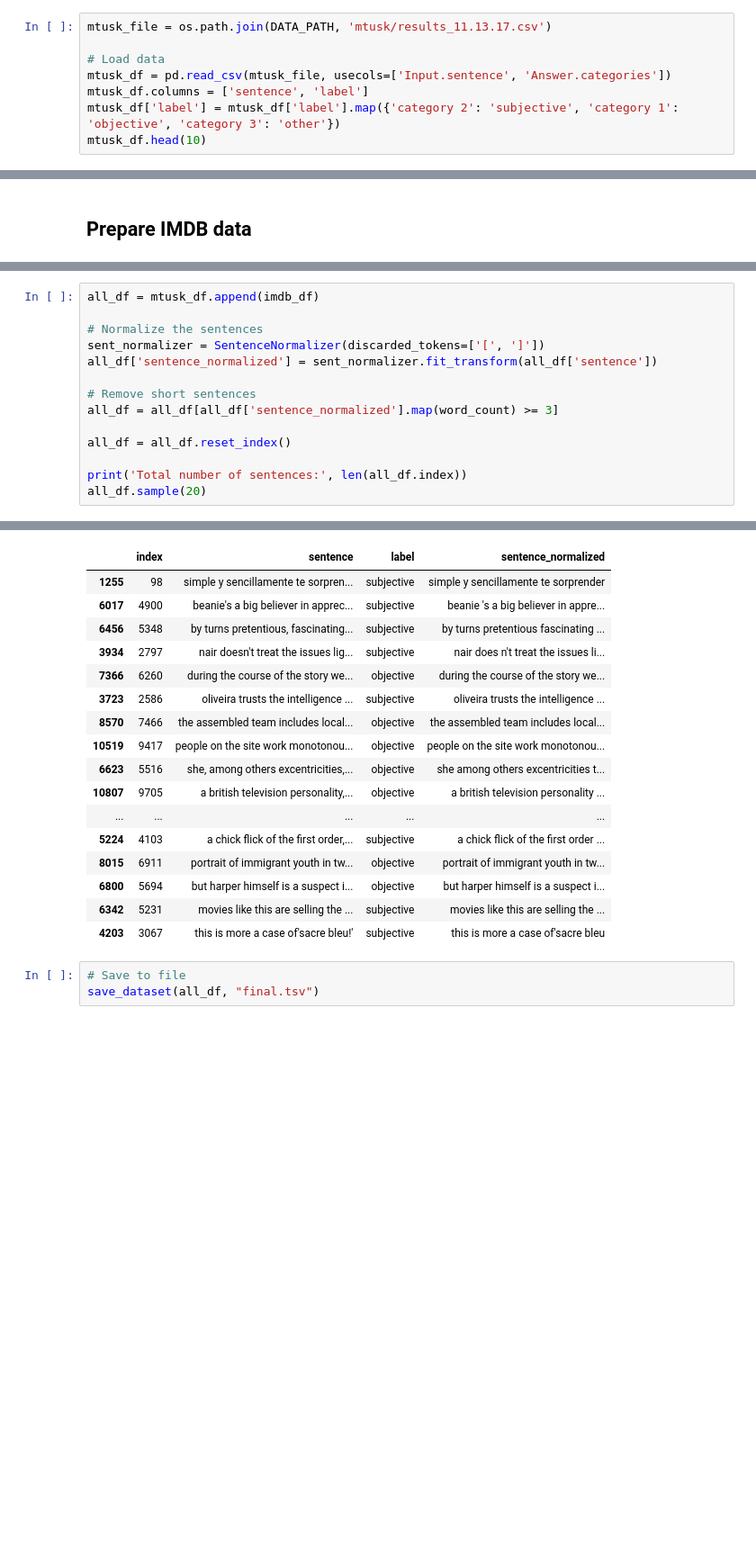
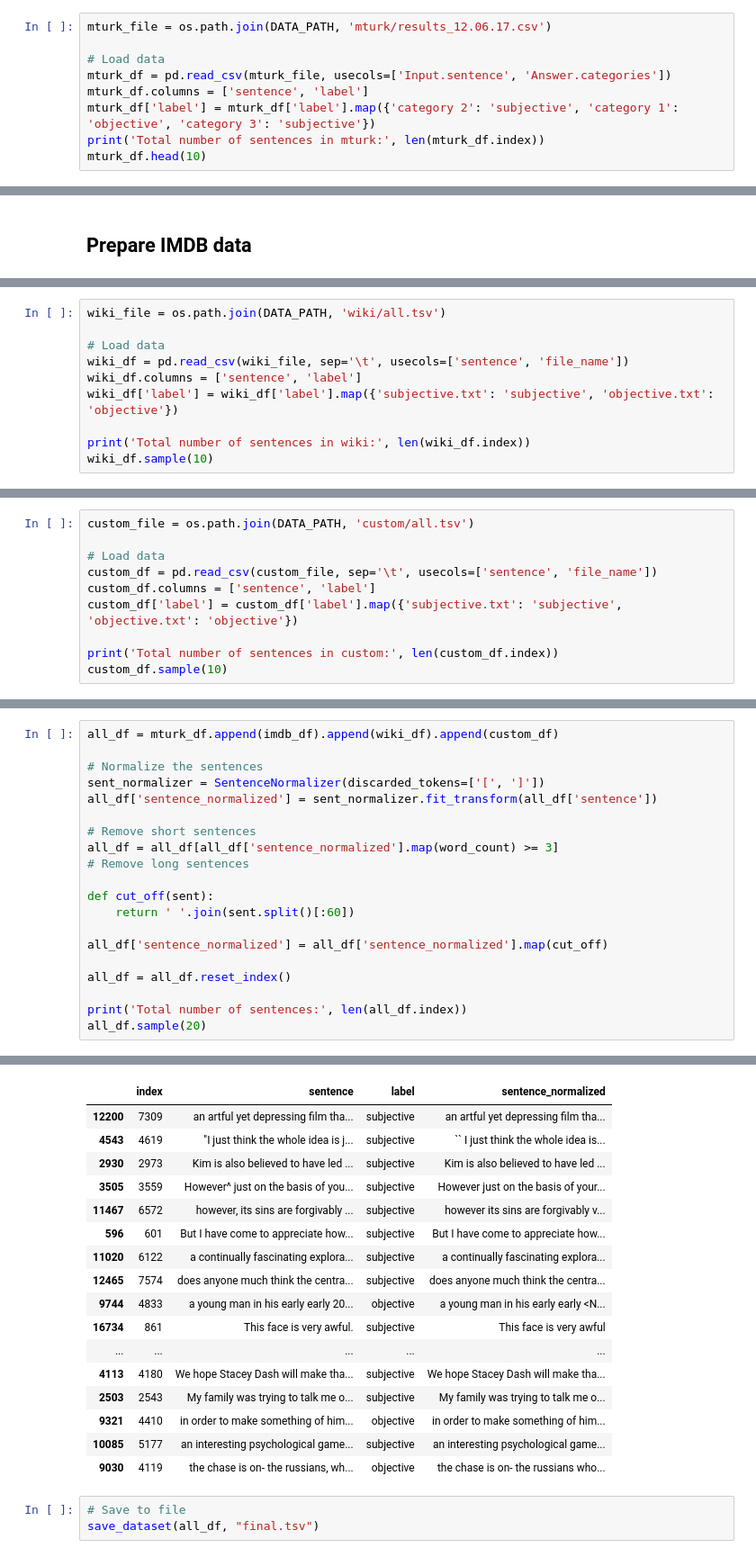
Before and after one commit to cjlovering/fact-fiction, a Jupyter notebook: src/FactOrFictionML/Final_Cleaning_And_Splitting.ipynb, the cells around one changed output, grey strips where cells are left out. Shown at 90% size. Drawn from its saved outputs; the diff is of its cells as text; blank space fills up the shorter version.

```diff
--- a/src/FactOrFictionML/Final_Cleaning_And_Splitting.ipynb
+++ b/src/FactOrFictionML/Final_Cleaning_And_Splitting.ipynb
@@ -27,9 +27,10 @@ def save_dataset(df, file_name):
 # %%
-mtusk_file = os.path.join(DATA_PATH, 'mtusk/results_11.13.17.csv')
+mturk_file = os.path.join(DATA_PATH, 'mturk/results_12.06.17.csv')
 
 # Load data
-mtusk_df = pd.read_csv(mtusk_file, usecols=['Input.sentence', 'Answer.categories'])
-mtusk_df.columns = ['sentence', 'label']
-mtusk_df['label'] = mtusk_df['label'].map({'category 2': 'subjective', 'category 1': 'objective', 'category 3': 'other'})
-mtusk_df.head(10)
+mturk_df = pd.read_csv(mturk_file, usecols=['Input.sentence', 'Answer.categories'])
+mturk_df.columns = ['sentence', 'label']
+mturk_df['label'] = mturk_df['label'].map({'category 2': 'subjective', 'category 1': 'objective', 'category 3': 'subjective'})
+print('Total number of sentences in mturk:', len(mturk_df.index))
+mturk_df.head(10)
 # %% [output]
@@ -71,0 +76,10 @@ Total number of sentences in imdb: 10367
+# %%
+wiki_file = os.path.join(DATA_PATH, 'wiki/all.tsv')
+
+# Load data
+wiki_df = pd.read_csv(wiki_file, sep='\t', usecols=['sentence', 'file_name'])
+wiki_df.columns = ['sentence', 'label']
+wiki_df['label'] = wiki_df['label'].map({'subjective.txt': 'subjective', 'objective.txt': 'objective'})
+
+print('Total number of sentences in wiki:', len(wiki_df.index))
+wiki_df.sample(10)
@@ -71,0 +99,10 @@ Total number of sentences in imdb: 10367
+# %%
+custom_file = os.path.join(DATA_PATH, 'custom/all.tsv')
+
+# Load data
+custom_df = pd.read_csv(custom_file, sep='\t', usecols=['sentence', 'file_name'])
+custom_df.columns = ['sentence', 'label']
+custom_df['label'] = custom_df['label'].map({'subjective.txt': 'subjective', 'objective.txt': 'objective'})
+
+print('Total number of sentences in custom:', len(custom_df.index))
+custom_df.sample(10)
@@ -74,5 +124,5 @@ Total number of sentences in imdb: 10367
 # %%
-all_df = mtusk_df.append(imdb_df)
+all_df = mturk_df.append(imdb_df).append(wiki_df).append(custom_df)
 
 # Normalize the sentences
 sent_normalizer = SentenceNormalizer(discarded_tokens=['[', ']'])
@@ -80,6 +130,12 @@ all_df['sentence_normalized'] = sent_normalizer.fit_transform(all_df['sentence']
 
 # Remove short sentences
 all_df = all_df[all_df['sentence_normalized'].map(word_count) >= 3]
+# Remove long sentences
+
+def cut_off(sent):
+    return ' '.join(sent.split()[:60])
+
+all_df['sentence_normalized'] = all_df['sentence_normalized'].map(cut_off)
 
 all_df = all_df.reset_index()
 
@@ -90,20 +146,20 @@ Total number of sentences: 11469
 |  | index | sentence | label | sentence_normalized |
-| 1255 | 98 | simple y sencillamente te sorpren... | subjective | simple y sencillamente te sorprender |
-| 6017 | 4900 | beanie's a big believer in apprec... | subjective | beanie 's a big believer in appre... |
-| 6456 | 5348 | by turns pretentious, fascinating... | subjective | by turns pretentious fascinating ... |
-| 3934 | 2797 | nair doesn't treat the issues lig... | subjective | nair does n't treat the issues li... |
-| 7366 | 6260 | during the course of the story we... | objective | during the course of the story we... |
-| 3723 | 2586 | oliveira trusts the intelligence ... | subjective | oliveira trusts the intelligence ... |
-| 8570 | 7466 | the assembled team includes local... | objective | the assembled team includes local... |
-| 10519 | 9417 | people on the site work monotonou... | objective | people on the site work monotonou... |
-| 6623 | 5516 | she, among others excentricities,... | objective | she among others excentricities t... |
-| 10807 | 9705 | a british television personality,... | objective | a british television personality ... |
+| 12200 | 7309 | an artful yet depressing film tha... | subjective | an artful yet depressing film tha... |
+| 4543 | 4619 | "I just think the whole idea is j... | subjective | `` I just think the whole idea is... |
+| 2930 | 2973 | Kim is also believed to have led ... | subjective | Kim is also believed to have led ... |
+| 3505 | 3559 | However^ just on the basis of you... | subjective | However just on the basis of your... |
+| 11467 | 6572 | however, its sins are forgivably ... | subjective | however its sins are forgivably v... |
+| 596 | 601 | But I have come to appreciate how... | subjective | But I have come to appreciate how... |
+| 11020 | 6122 | a continually fascinating explora... | subjective | a continually fascinating explora... |
+| 12465 | 7574 | does anyone much think the centra... | subjective | does anyone much think the centra... |
+| 9744 | 4833 | a young man in his early early 20... | objective | a young man in his early early <N... |
+| 16734 | 861 | This face is very awful. | subjective | This face is very awful |
 | ... | ... | ... | ... | ... |
-| 5224 | 4103 | a chick flick of the first order,... | subjective | a chick flick of the first order ... |
-| 8015 | 6911 | portrait of immigrant youth in tw... | objective | portrait of immigrant youth in tw... |
-| 6800 | 5694 | but harper himself is a suspect i... | objective | but harper himself is a suspect i... |
-| 6342 | 5231 | movies like this are selling the ... | subjective | movies like this are selling the ... |
-| 4203 | 3067 | this is more a case of'sacre bleu!' | subjective | this is more a case of'sacre bleu |
+| 4113 | 4180 | We hope Stacey Dash will make tha... | subjective | We hope Stacey Dash will make tha... |
+| 2503 | 2543 | My family was trying to talk me o... | subjective | My family was trying to talk me o... |
+| 9321 | 4410 | in order to make something of him... | objective | in order to make something of him... |
+| 10085 | 5177 | an interesting psychological game... | subjective | an interesting psychological game... |
+| 9030 | 4119 | the chase is on- the russians, wh... | objective | the chase is on- the russians who... |
 # %%
 # Save to file
 save_dataset(all_df, "final.tsv")
```
Also changed, not shown: parts of 11 cells of this notebook, 22 other files.
